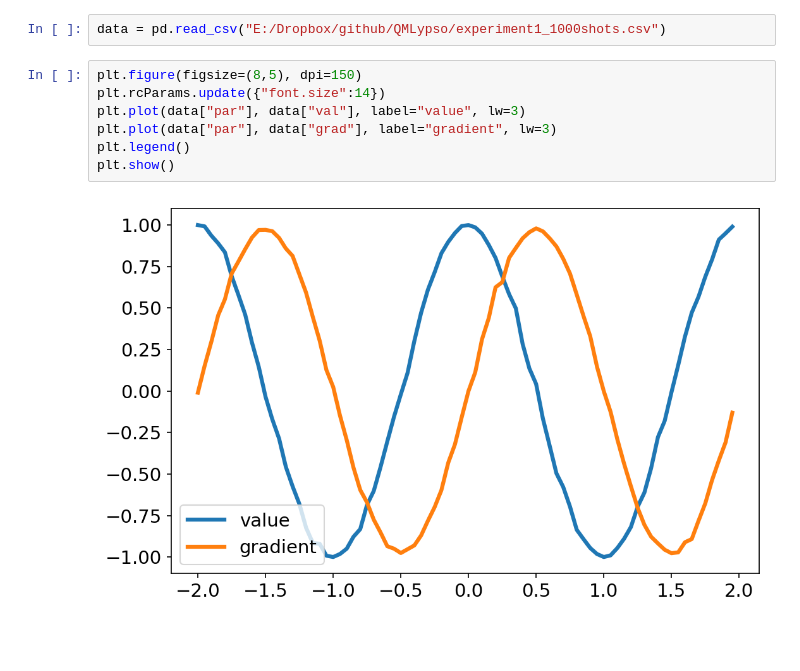
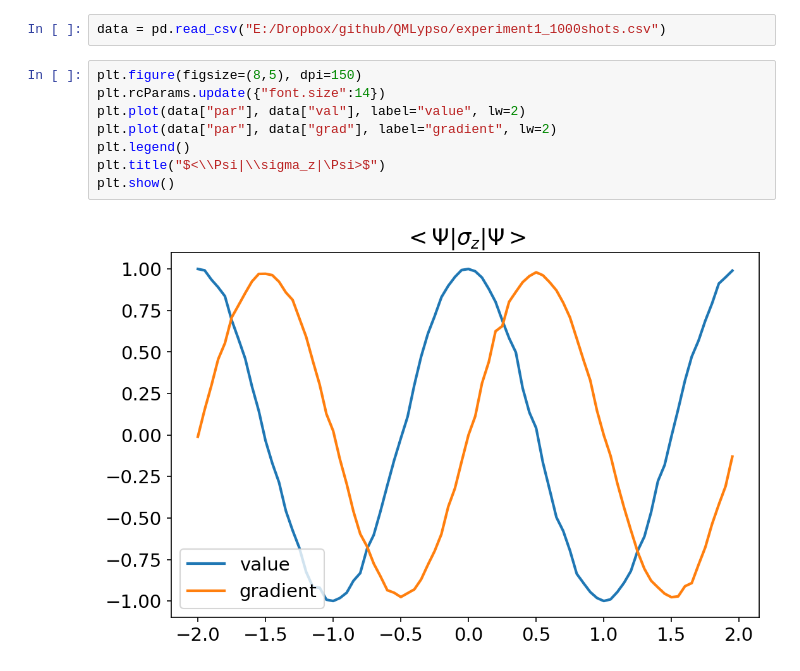
Before and after one commit to brencej/QMLypso, a Jupyter notebook: results.ipynb, the cells around one changed output. Drawn from its saved outputs; the diff is of its cells as text; blank space fills up the shorter version.

```diff
--- a/results.ipynb
+++ b/results.ipynb
@@ -7,9 +7,10 @@ data = pd.read_csv("E:/Dropbox/github/QMLypso/experiment1_1000shots.csv")
 # %%
 plt.figure(figsize=(8,5), dpi=150)
 plt.rcParams.update({"font.size":14})
-plt.plot(data["par"], data["val"], label="value", lw=3)
-plt.plot(data["par"], data["grad"], label="gradient", lw=3)
+plt.plot(data["par"], data["val"], label="value", lw=2)
+plt.plot(data["par"], data["grad"], label="gradient", lw=2)
 plt.legend()
+plt.title("$<\\Psi|\\sigma_z|\Psi>$")
 plt.show()
 # %% [output]
-[figure, old version]
+[figure, new version]
```
Also changed, not shown: parts of 7 cells of this notebook, 7 other files.
